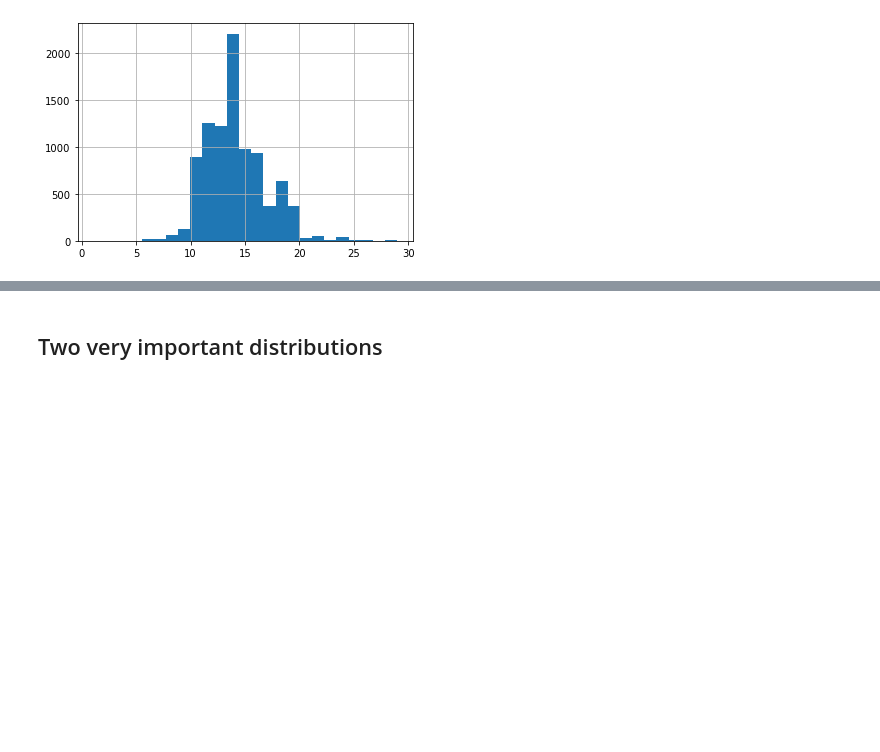
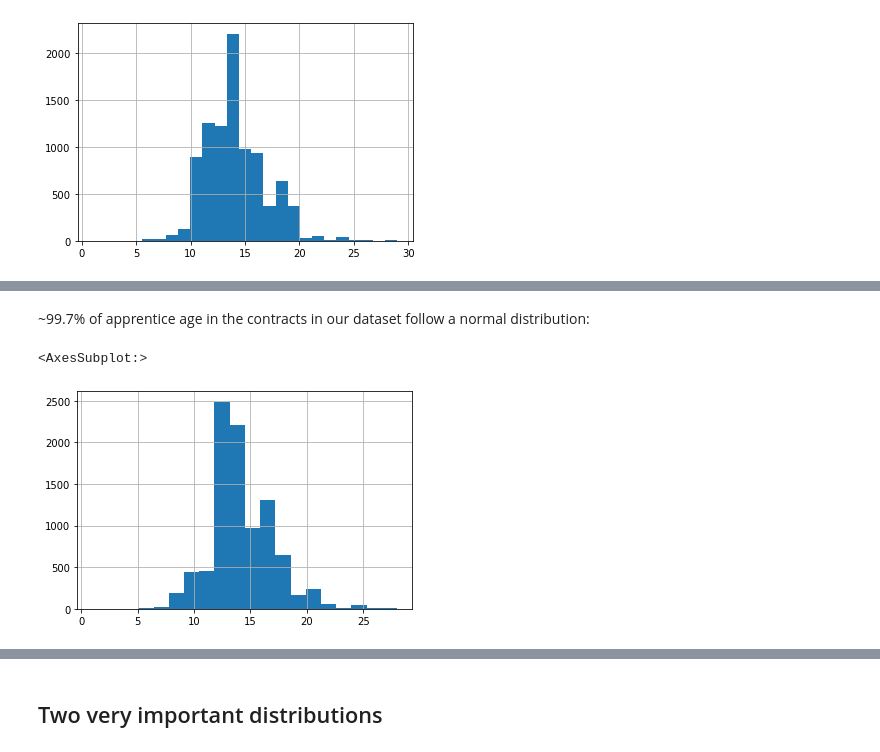
Before and after one commit to mromanello/ADA-DHOxSS, a Jupyter notebook: notebooks/3.2 Exploratory data analysis and working with texts.ipynb, the cells around one changed output, grey strips where cells are left out. Saved outputs shown, nothing was run; the diff lists cells and outputs as text; code cells hidden in the pictures; blank space fills up the shorter version.

```diff
--- a/notebooks/3.2 Exploratory data analysis and working with texts.ipynb
+++ b/notebooks/3.2 Exploratory data analysis and working with texts.ipynb
@@ -210,0 +274,7 @@ df_contracts[df_contracts.a_age < 30].a_age.hist(bins=25)
+# %% [markdown]
+~99.7% of apprentice age in the contracts in our dataset follow a normal distribution:
+# %%
+df_contracts.a_age[df_contracts.a_age <= df_contracts.a_age.quantile(.997)].hist(bins=20)
+# %% [output]
+<AxesSubplot:>
+[figure, added]
```
Also changed, not shown: parts of 29 cells of this notebook.
